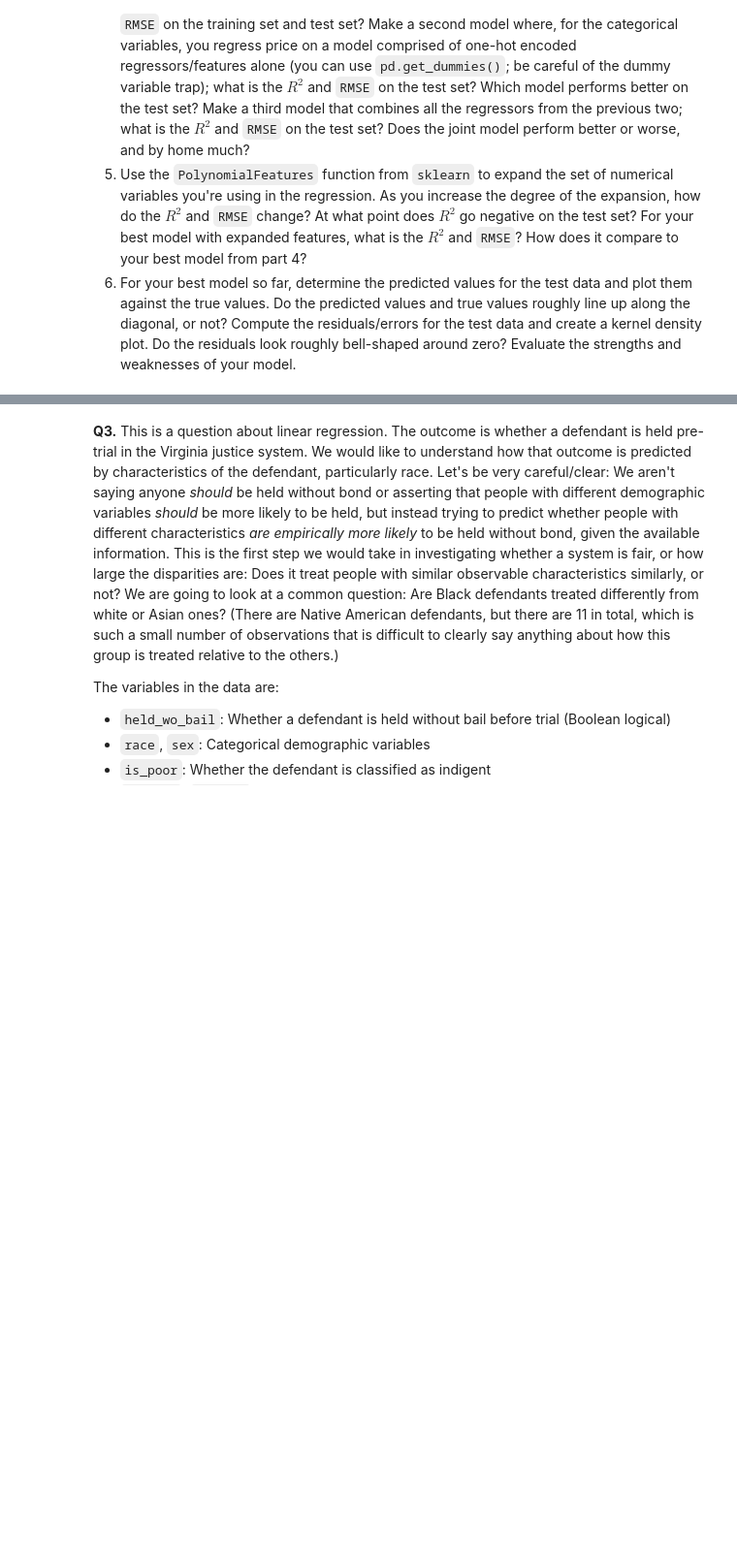
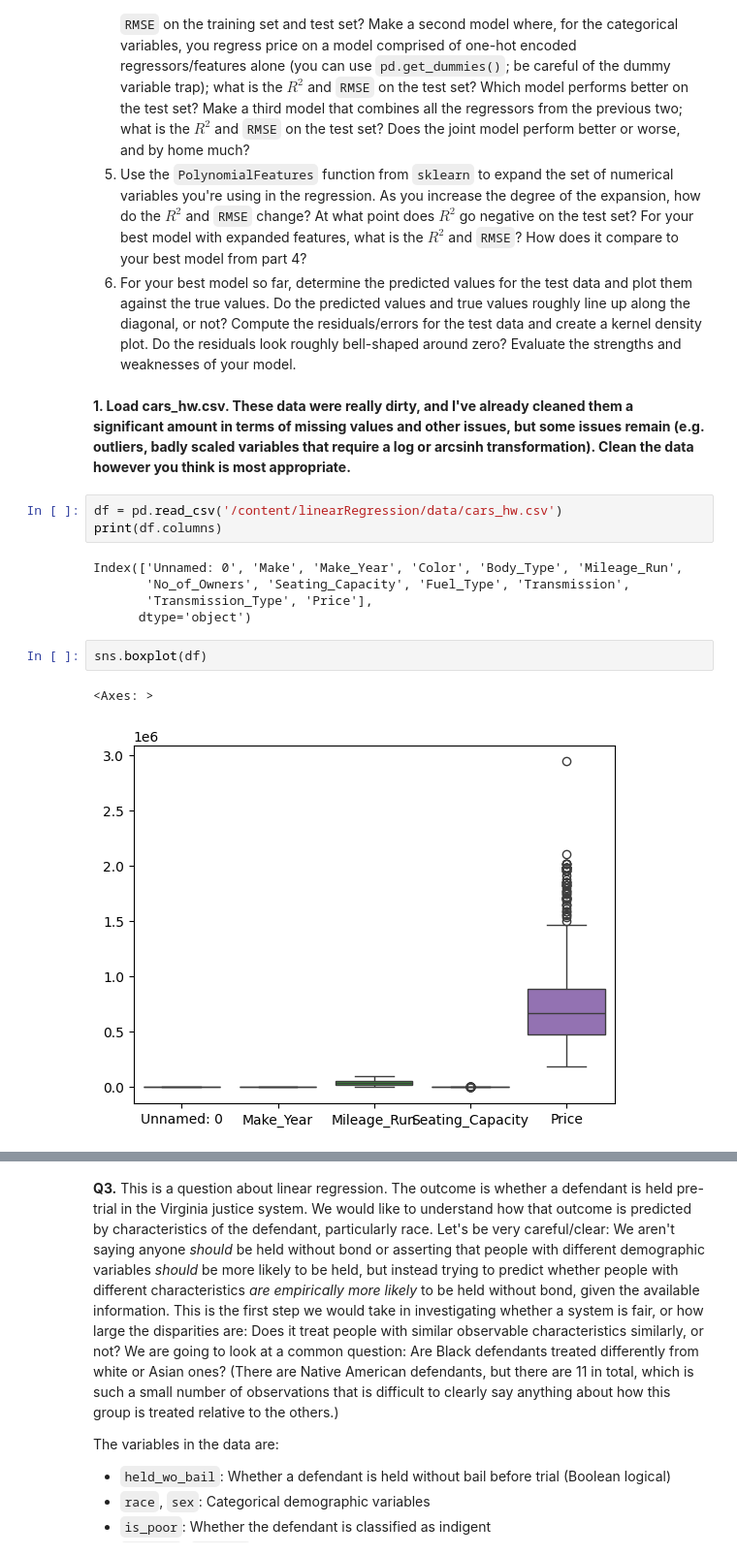
Before and after one commit to kirsten-fung/linearRegression, a Jupyter notebook: assignment.ipynb, the cells around one changed output, grey strips where cells are left out. Shown: that part at 97% size. Cells and saved outputs as stored; diff of their text form; blank space fills up the shorter version.

```diff
--- a/assignment.ipynb
+++ b/assignment.ipynb
@@ -204,3 +198,18 @@ RMSE:  114.27692123130633
   4. Make a model where you regress price on the numeric variables alone; what is the $R^2$ and `RMSE` on the training set and test set? Make a second model where, for the categorical variables, you regress price on a model comprised of one-hot encoded regressors/features alone (you can use `pd.get_dummies()`; be careful of the dummy variable trap); what is the $R^2$ and `RMSE` on the test set? Which model performs better on the test set? Make a third model that combines all the regressors from the previous two; what is the $R^2$ and `RMSE` on the test set? Does the joint model perform better or worse, and by home much?
   5. Use the `PolynomialFeatures` function from `sklearn` to expand the set of numerical variables you're using in the regression. As you increase the degree of the expansion, how do the $R^2$ and `RMSE` change? At what point does $R^2$ go negative on the test set? For your best model with expanded features, what is the $R^2$ and `RMSE`? How does it compare to your best model from part 4?
   6. For your best model so far, determine the predicted values for the test data and plot them against the true values. Do the predicted values and true values roughly line up along the diagonal, or not? Compute the residuals/errors for the test data and create a kernel density plot. Do the residuals look roughly bell-shaped around zero? Evaluate the strengths and weaknesses of your model.
+# %% [markdown]
+**1. Load cars_hw.csv. These data were really dirty, and I've already cleaned them a significant amount in terms of missing values and other issues, but some issues remain (e.g. outliers, badly scaled variables that require a log or arcsinh transformation). Clean the data however you think is most appropriate.**
+# %%
+df = pd.read_csv('/content/linearRegression/data/cars_hw.csv')
+print(df.columns)
+# %% [output]
+Index(['Unnamed: 0', 'Make', 'Make_Year', 'Color', 'Body_Type', 'Mileage_Run',
+       'No_of_Owners', 'Seating_Capacity', 'Fuel_Type', 'Transmission',
+       'Transmission_Type', 'Price'],
+      dtype='object')
+# %%
+sns.boxplot(df)
+# %% [output]
+<Axes: >
+[figure, added]
```
Also changed, not shown: parts of 16 cells of this notebook.
